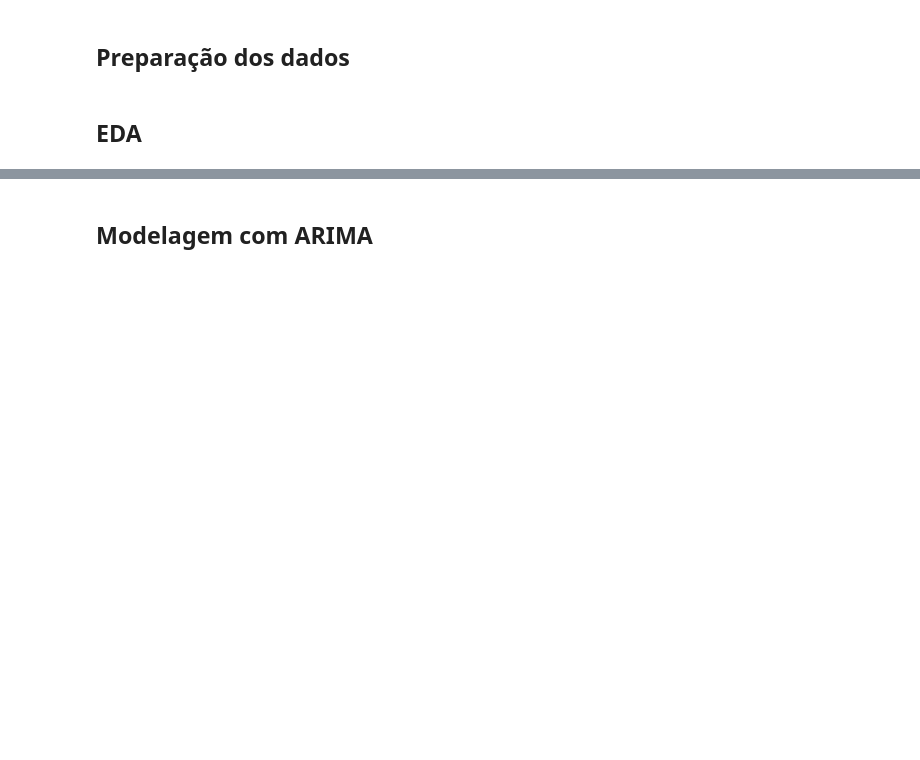
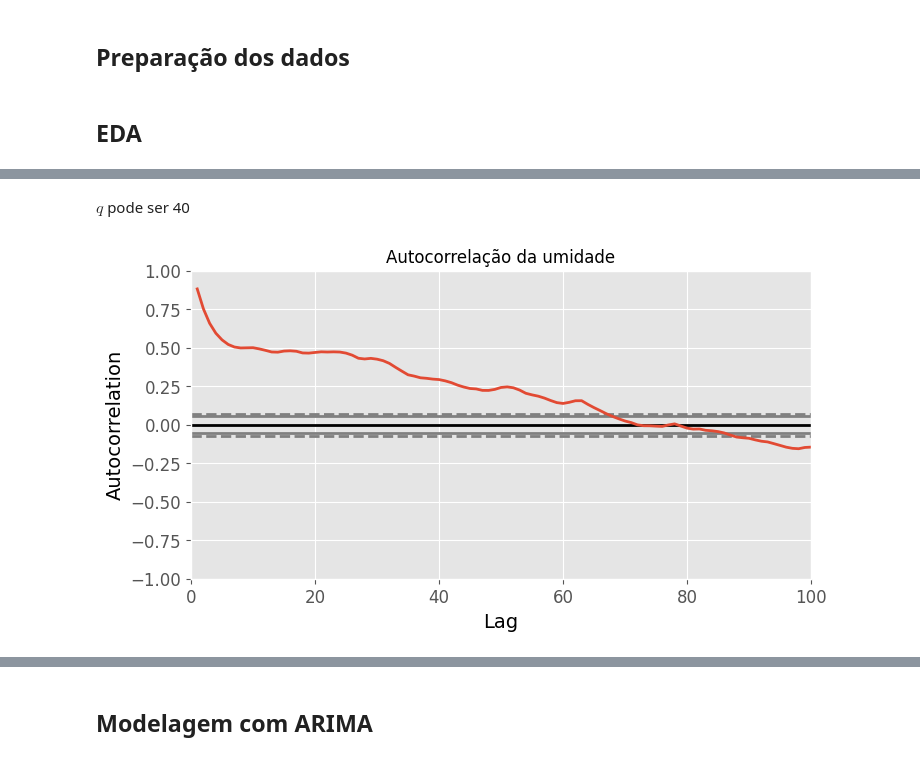
Before and after one commit to leandrocl2005/learning-time-series, a Jupyter notebook: ARIMA_SARIMA_introduction.ipynb, the cells around one changed output, grey strips where cells are left out. Saved outputs shown, nothing was run; the diff lists cells and outputs as text; code cells hidden in the pictures; blank space fills up the shorter version.

```diff
--- a/ARIMA_SARIMA_introduction.ipynb
+++ b/ARIMA_SARIMA_introduction.ipynb
@@ -98,3 +101,14 @@ plt.show()
+# %% [markdown]
+$q$ pode ser 40
+# %%
+# Autocorrelação parcial de X_t
+pd.plotting.autocorrelation_plot(df['X_t'])
+plt.title("Autocorrelação da umidade")
+plt.grid('on')
+plt.xlim(0,100)
+plt.show()
+# %% [output]
+[figure, added]
 # %%
 # Autocorrelação parcial de X_t
 sm.graphics.tsa.plot_pacf(
```
Also changed, not shown: parts of 69 cells of this notebook, 5 other files.
